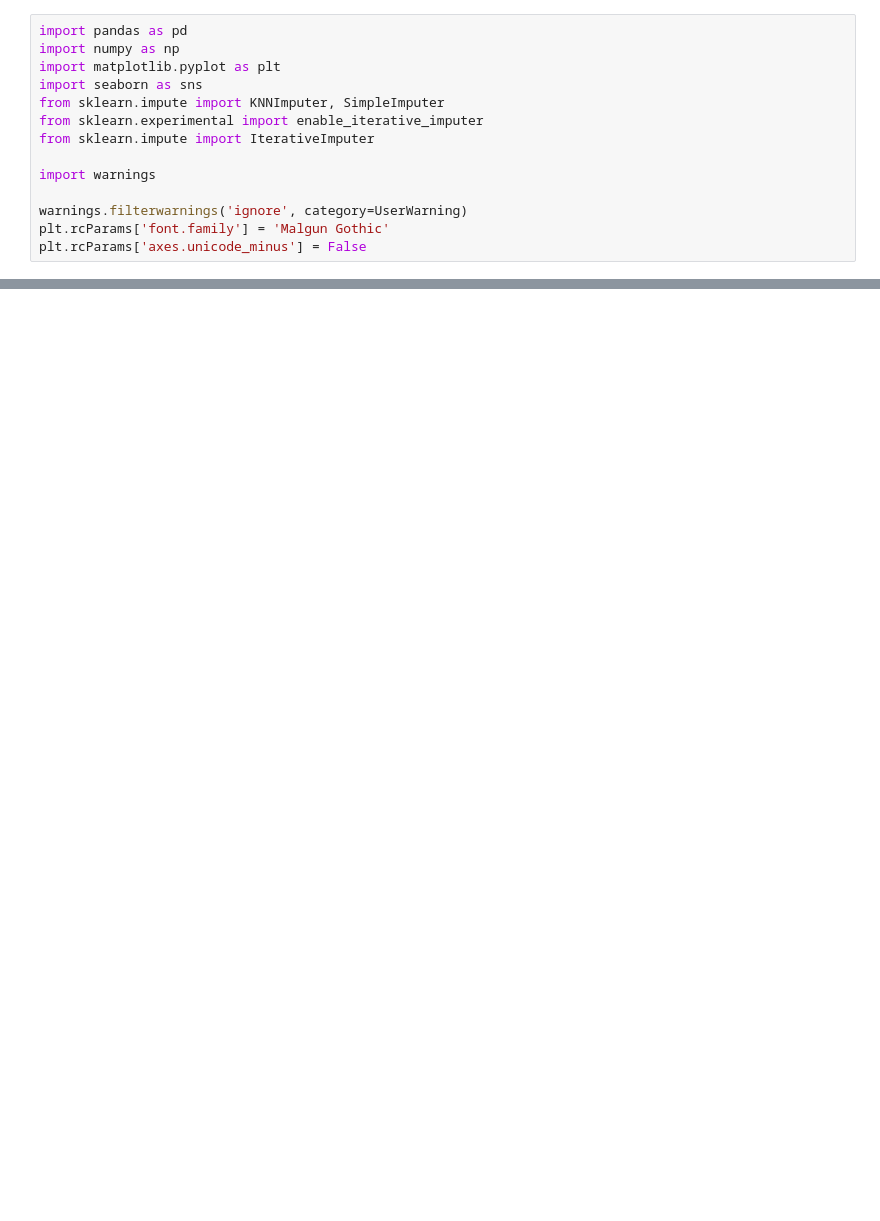
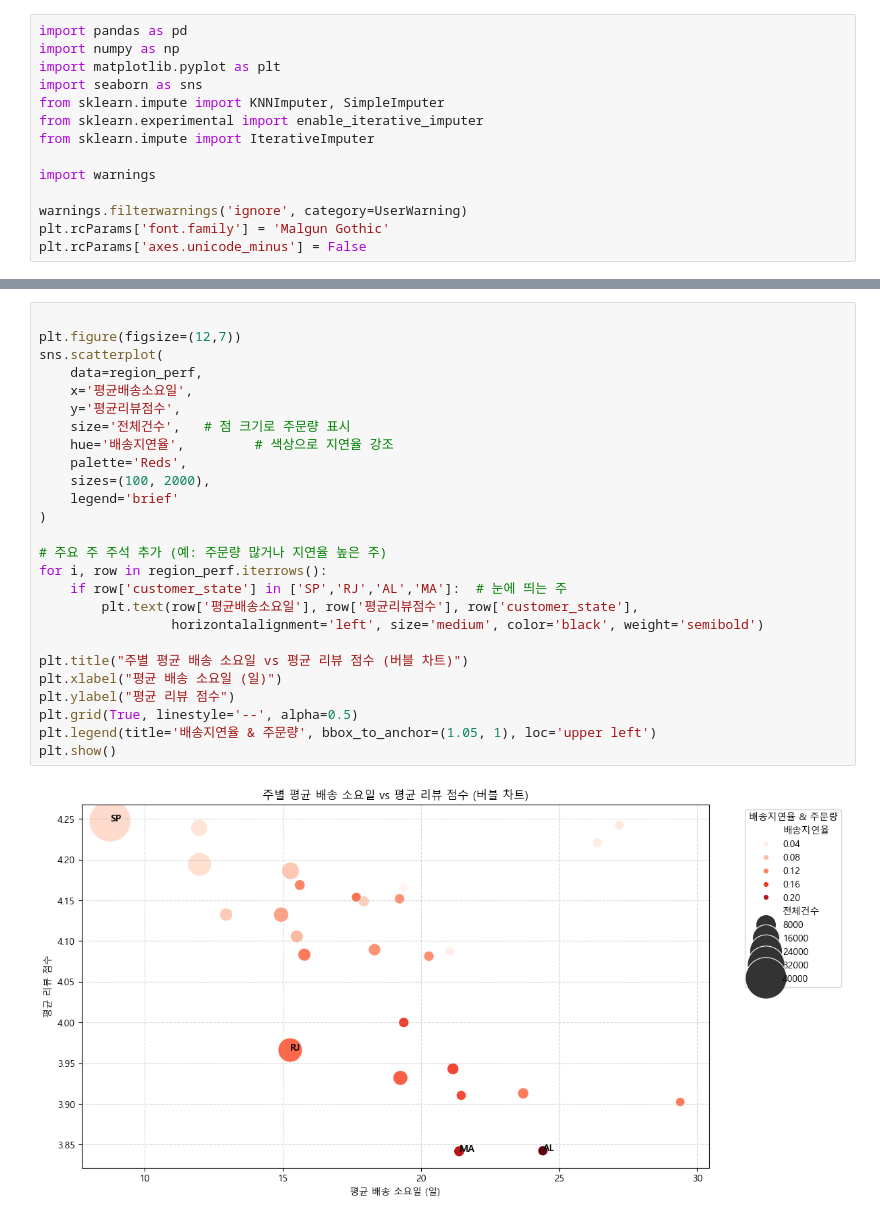
Before and after one commit to hayden-71/pjt-ecommerce-data-analysis, a Jupyter notebook: 2배송.ipynb, the cells around one changed output, grey strips where cells are left out. Drawn from its saved outputs; the diff is of its cells as text; blank space fills up the shorter version.

```diff
--- a/2배송.ipynb
+++ b/2배송.ipynb
@@ -66,0 +434,28 @@ Length: 99441, dtype: timedelta64[ns]
+# %%
+
+plt.figure(figsize=(12,7))
+sns.scatterplot(
+    data=region_perf,
+    x='평균배송소요일',
+    y='평균리뷰점수',
+    size='전체건수',   # 점 크기로 주문량 표시
+    hue='배송지연율',         # 색상으로 지연율 강조
+    palette='Reds',
+    sizes=(100, 2000),
+    legend='brief'
+)
+
+# 주요 주 주석 추가 (예: 주문량 많거나 지연율 높은 주)
+for i, row in region_perf.iterrows():
+    if row['customer_state'] in ['SP','RJ','AL','MA']:  # 눈에 띄는 주
+        plt.text(row['평균배송소요일'], row['평균리뷰점수'], row['customer_state'],
+                 horizontalalignment='left', size='medium', color='black', weight='semibold')
+
+plt.title("주별 평균 배송 소요일 vs 평균 리뷰 점수 (버블 차트)")
+plt.xlabel("평균 배송 소요일 (일)")
+plt.ylabel("평균 리뷰 점수")
+plt.grid(True, linestyle='--', alpha=0.5)
+plt.legend(title='배송지연율 & 주문량', bbox_to_anchor=(1.05, 1), loc='upper left')
+plt.show()
+# %% [output]
+[figure, added]
```
Also changed, not shown: parts of 13 cells of this notebook, 2 other files.
